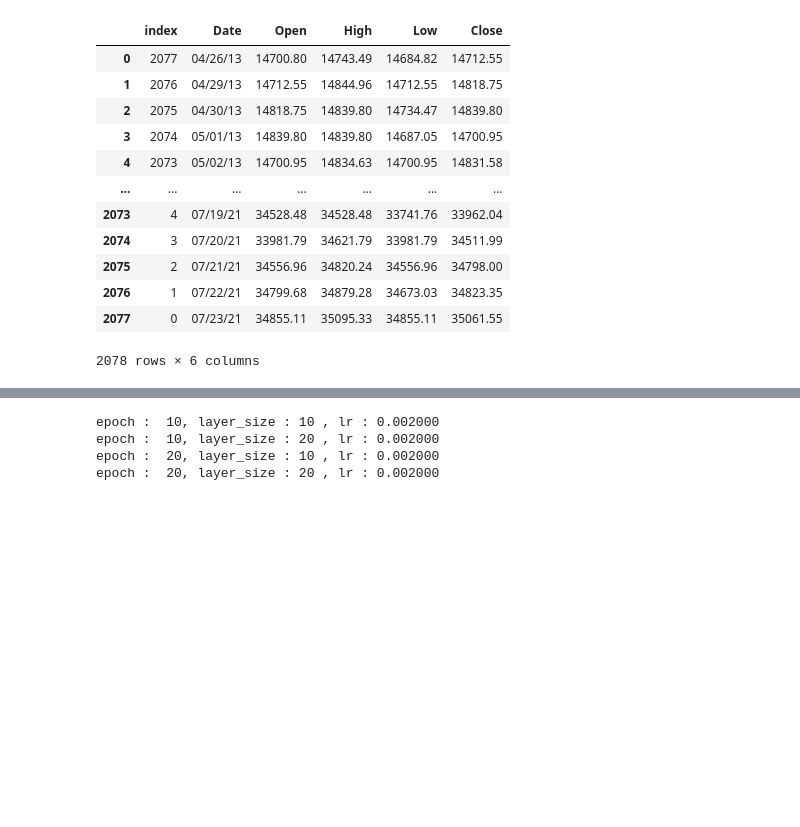
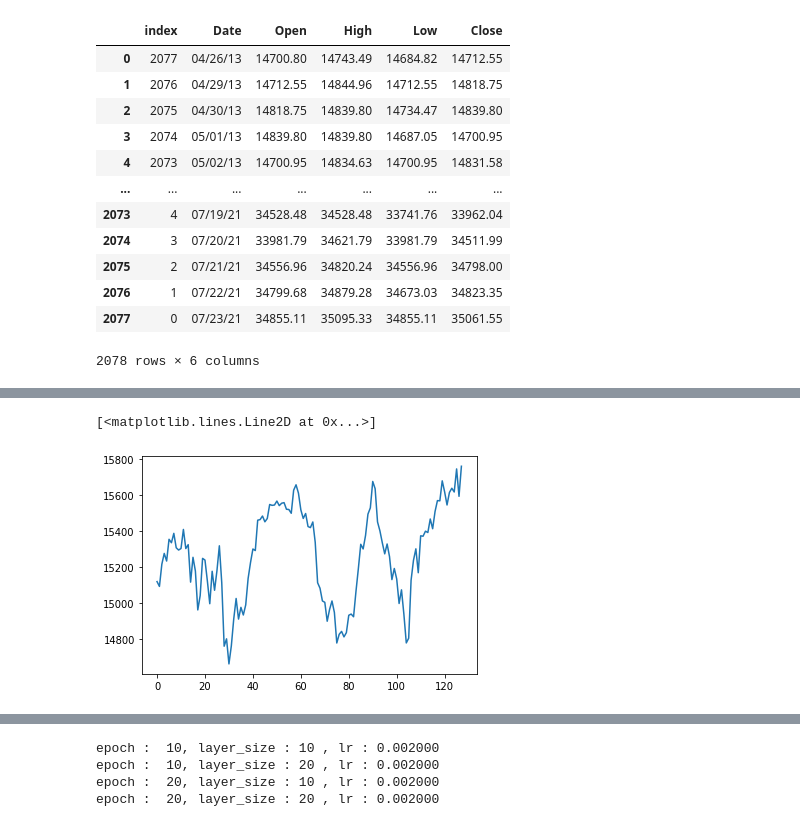
Before and after one commit to fshnkarimi/Labeling, a Jupyter notebook: Time_Series_Labelling.ipynb, the cells around one changed output, grey strips where cells are left out. Cells and saved outputs as stored; diff of their text form; code cells hidden in the pictures; blank space fills up the shorter version.

```diff
--- a/Time_Series_Labelling.ipynb
+++ b/Time_Series_Labelling.ipynb
@@ -534,0 +519,3 @@ fig.show()
+# %%
+for j in range(5,15,2):
+  print(j)
@@ -669,7 +691,23 @@ class Train_data():
     fft_data = [np.fft.fft(self.train_data[256*i:256*i+256]).imag for i in range(len(self.train_data)//256 - 1)]
     d = np.sum(fft_data,axis=0)/len(fft_data)
     ft = np.fft.fftfreq(self.train_data[0:256].shape[-1])
-    plt.plot( ft, d)
+    step  = 0.01
+    cdf = []
+    for i in range(100):
+      k = i*step + step
+      sum = 0
+      for j,f in enumerate( ft):
+        if (abs(f) <= k):
+          sum+=d[j]*d[j]
+      cdf.append(np.sqrt(sum)/(np.linalg.norm(d)))
+    bins = [step*(i+1) for i in range(100)]
+    plot1 = plt.figure(1)
+    plt.plot(ft, d)
+
+    plot2 = plt.figure(2)
+    plt.plot(bins, cdf)
+
+    plt.show()
     return fft_data,ft
   def K_fold_purged(self, num_split, num_test,time_gaps,emb):
     n_splits=num_split
@@ -749,7 +787,14 @@ class Train_data():
     else:
       self.X_train , self.y_train = data_pre2d(self.train_data,self.train_data.index,self.train_label,step_size,deep)
       self.X_test , self.y_test = data_pre2d(self.test_data,self.test_data.index,self.test_label,step_size,deep)
-  def evaluat_LSTM(self,epoch , layer_size , window_size,lr):
+  def prepar_trian_test_with_smothing(self,step_size,one_d,deep):
+    if one_d:
+      self.X_train , self.y_train = data_pre1d_with_smothing(self.train_data,self.train_data.index,self.train_label,step_size,deep)
+      self.X_test , self.y_test = data_pre1d_with_smothing(self.test_data,self.test_data.index,self.test_label,step_size,deep)
+    else:
+      self.X_train , self.y_train = data_pre2d(self.train_data,self.train_data.index,self.train_label,step_size,deep)
+      self.X_test , self.y_test = data_pre2d(self.test_data,self.test_data.index,self.test_label,step_size,deep)
+  def evaluat_LSTM(self,epoch , layer_size , window_size,lr,valid):
 
     with tf.device('/device:GPU:0'):
       model=Sequential()
@@ -762,12 +807,14 @@ class Train_data():
       model.add(Dense(1, activation='sigmoid'))
       opt = tf.keras.optimizers.Adam(beta_1=0.9,beta_2=0.999,learning_rate=lr)
       model.compile(loss='binary_crossentropy', optimizer=opt, metrics=['accuracy'])
-
-      model.fit(self.X_train,self.y_train,epochs=epoch,batch_size=16,verbose=1)
+      if valid:
+        model.fit(self.X_train,self.y_train,validation_data=(self.X_test,self.y_test),epochs=epoch,batch_size=16,verbose=1)
+      else :
+        model.fit(self.X_train,self.y_train,epochs=epoch,batch_size=16,verbose=1)
       y_pred = model.predict(self.X_test)
       y_pred = np.array([1 if y >=0.5 else 0 for y in y_pred])
       print_result(self.y_test,y_pred)
-  def evaluat_GRU(self,epoch , layer_size , window_size,lr):
+  def evaluat_GRU(self,epoch , layer_size , window_size,lr,valid):
     with tf.device('/device:GPU:0'):
       model=Sequential()
       model.add(tf.compat.v1.keras.layers.CuDNNGRU(layer_size,return_sequences=True,input_shape=(window_size,1)))
@@ -777,7 +824,10 @@ class Train_data():
       model.add(Dense(1, activation='sigmoid'))
       opt = tf.keras.optimizers.Adam(beta_1=0.9,beta_2=0.999,learning_rate=lr)
       model.compile(loss='binary_crossentropy', optimizer=opt, metrics=['accuracy'])
-      model.fit(self.X_train,self.y_train,epochs=epoch,batch_size=16,verbose=1)
+      if valid:
+        model.fit(self.X_train,self.y_train,validation_data=(self.X_test,self.y_test),epochs=epoch,batch_size=16,verbose=1)
+      else :
+        model.fit(self.X_train,self.y_train,epochs=epoch,batch_size=16,verbose=1)
       y_pred = model.predict(self.X_test)
       y_pred = np.array([1 if y >=0.5 else 0 for y in y_pred])
       print_result(self.y_test,y_pred)
@@ -833,0 +913,5 @@ fft_data , fre = historical.fft_analyse()
+# %%
+plt.plot(historical.train_data[0:128])
+# %% [output]
+[<matplotlib.lines.Line2D at 0x...>]
+[figure, added]
```
Also changed, not shown: parts of 54 cells of this notebook.
